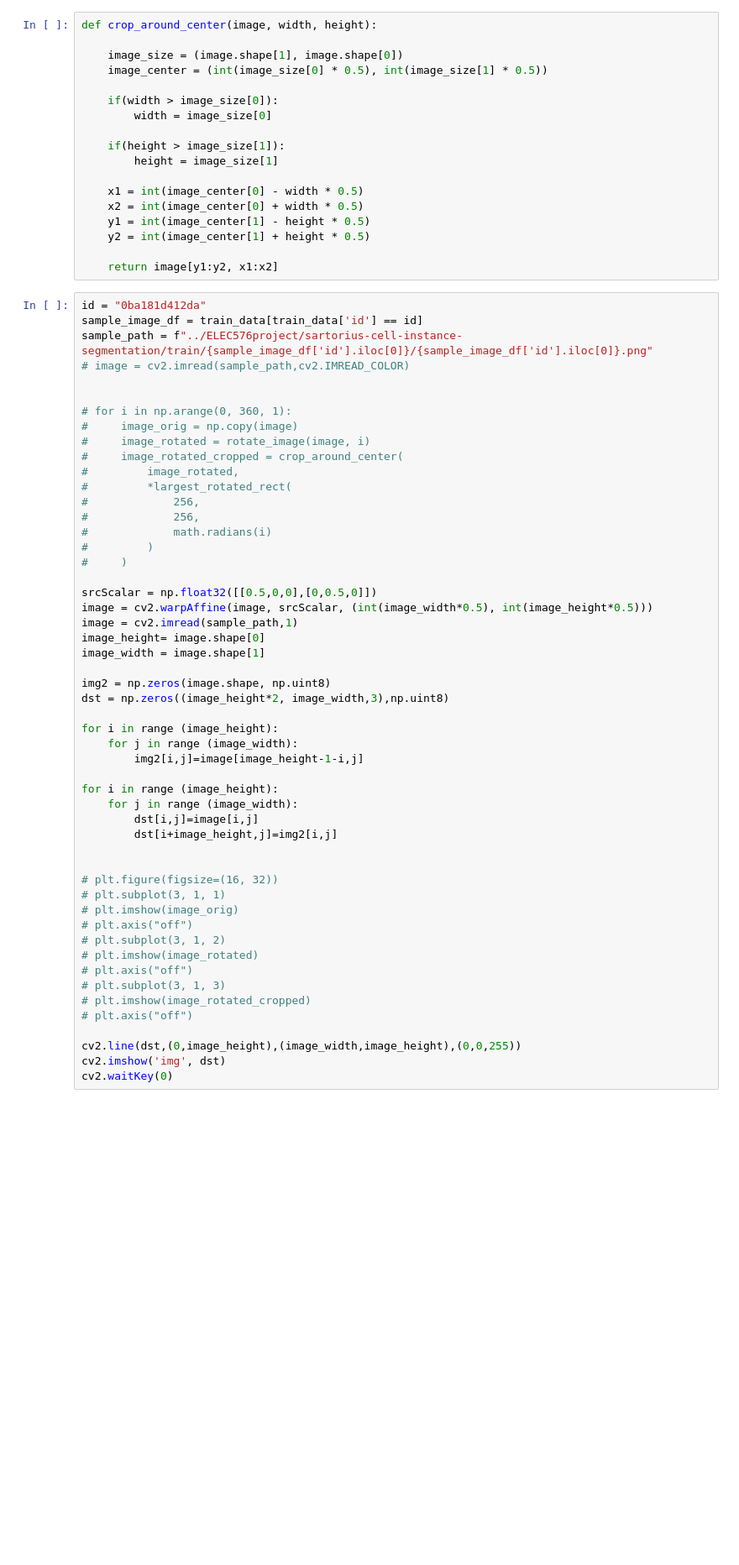
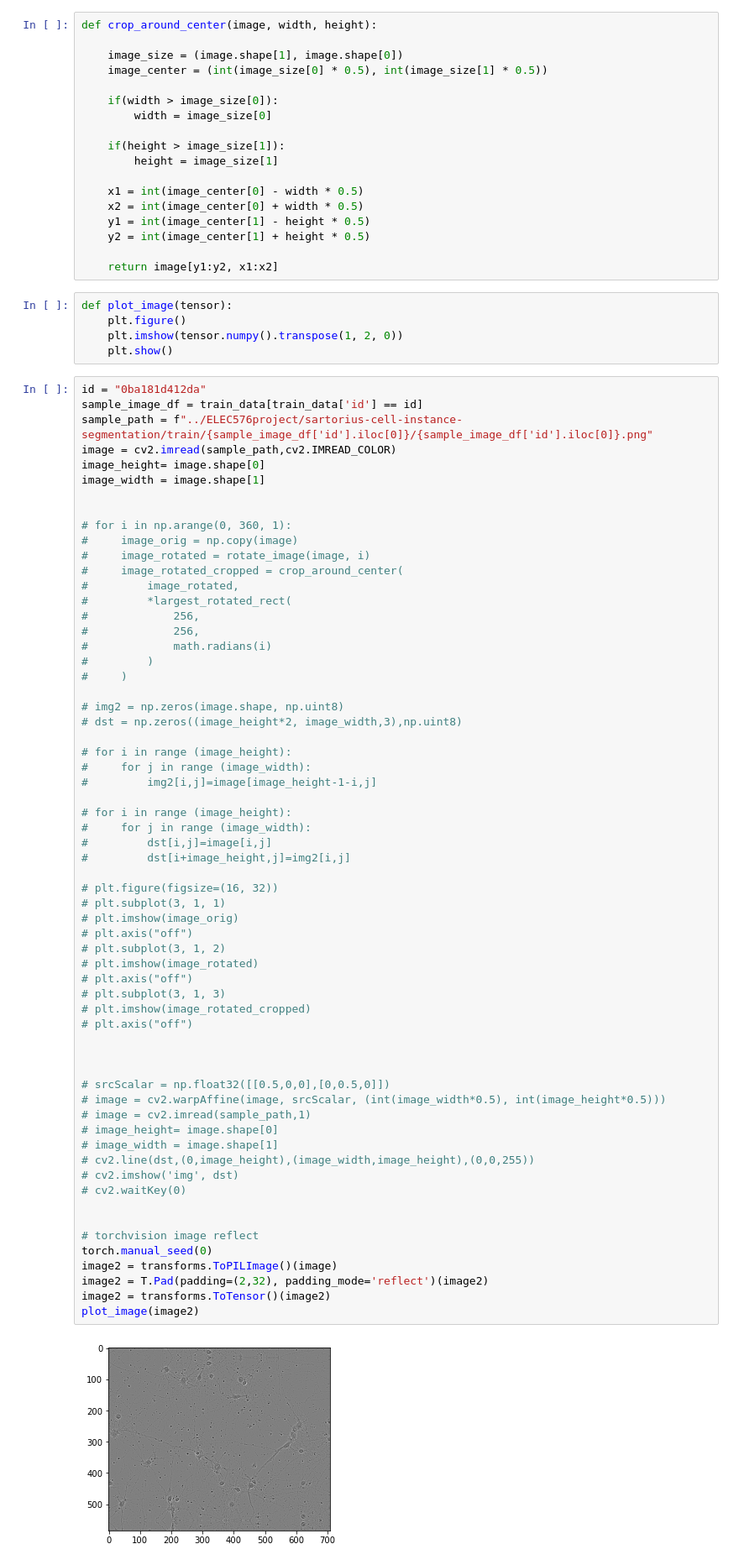
Before and after one commit to JiangguoZhang/ELEC576project, a Jupyter notebook: test.ipynb, the cells around one changed output. Shown at 84% size. Saved outputs shown, nothing was run; the diff lists cells and outputs as text; blank space fills up the shorter version.

Commit message:
add reflect in test.ipynb

```diff
--- a/test.ipynb
+++ b/test.ipynb
@@ -113,55 +116,72 @@ def crop_around_center(image, width, height):
     y2 = int(image_center[1] + height * 0.5)
 
     return image[y1:y2, x1:x2]
+# %%
+def plot_image(tensor):
+    plt.figure()
+    plt.imshow(tensor.numpy().transpose(1, 2, 0))
+    plt.show()
 # %%
 id = "0ba181d412da"
 sample_image_df = train_data[train_data['id'] == id]
 sample_path = f"../ELEC576project/sartorius-cell-instance-segmentation/train/{sample_image_df['id'].iloc[0]}/{sample_image_df['id'].iloc[0]}.png"
-# image = cv2.imread(sample_path,cv2.IMREAD_COLOR)
+image = cv2.imread(sample_path,cv2.IMREAD_COLOR)
+image_height= image.shape[0]
+image_width = image.shape[1]
 
 
 # for i in np.arange(0, 360, 1):
 #     image_orig = np.copy(image)
 #     image_rotated = rotate_image(image, i)
 #     image_rotated_cropped = crop_around_center(
 #         image_rotated,
 #         *largest_rotated_rect(
 #             256,
 #             256,
 #             math.radians(i)
 #         )
 #     )
 
-srcScalar = np.float32([[0.5,0,0],[0,0.5,0]])
-image = cv2.warpAffine(image, srcScalar, (int(image_width*0.5), int(image_height*0.5)))
-image = cv2.imread(sample_path,1)
-image_height= image.shape[0]
-image_width = image.shape[1]
+# img2 = np.zeros(image.shape, np.uint8)
+# dst = np.zeros((image_height*2, image_width,3),np.uint8)
 
-img2 = np.zeros(image.shape, np.uint8)
-dst = np.zeros((image_height*2, image_width,3),np.uint8)
+# for i in range (image_height):
+#     for j in range (image_width):
+#         img2[i,j]=image[image_height-1-i,j]
 
-for i in range (image_height):
-    for j in range (image_width):
-        img2[i,j]=image[image_height-1-i,j]
-
-for i in range (image_height):
-    for j in range (image_width):
-        dst[i,j]=image[i,j]
-        dst[i+image_height,j]=img2[i,j]
-
+# for i in range (image_height):
+#     for j in range (image_width):
+#         dst[i,j]=image[i,j]
+#         dst[i+image_height,j]=img2[i,j]
 
 # plt.figure(figsize=(16, 32))
 # plt.subplot(3, 1, 1)
 # plt.imshow(image_orig)
 # plt.axis("off")
 # plt.subplot(3, 1, 2)
 # plt.imshow(image_rotated)
 # plt.axis("off")
 # plt.subplot(3, 1, 3)
 # plt.imshow(image_rotated_cropped)
 # plt.axis("off")
 
-cv2.line(dst,(0,image_height),(image_width,image_height),(0,0,255))
-cv2.imshow('img', dst)
-cv2.waitKey(0)
+
+
+# srcScalar = np.float32([[0.5,0,0],[0,0.5,0]])
+# image = cv2.warpAffine(image, srcScalar, (int(image_width*0.5), int(image_height*0.5)))
+# image = cv2.imread(sample_path,1)
+# image_height= image.shape[0]
+# image_width = image.shape[1]
+# cv2.line(dst,(0,image_height),(image_width,image_height),(0,0,255))
+# cv2.imshow('img', dst)
+# cv2.waitKey(0)
+
+
+# torchvision image reflect
+torch.manual_seed(0)
+image2 = transforms.ToPILImage()(image)
+image2 = T.Pad(padding=(2,32), padding_mode='reflect')(image2)
+image2 = transforms.ToTensor()(image2)
+plot_image(image2)
+# %% [output]
+[figure, added]
```
Also changed, not shown: parts of 1 cell of this notebook, 1 other file.
